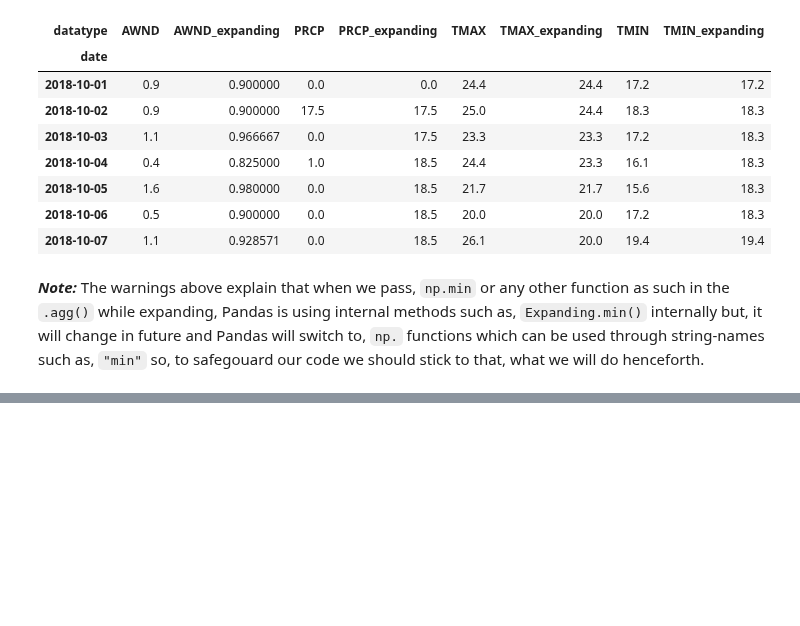
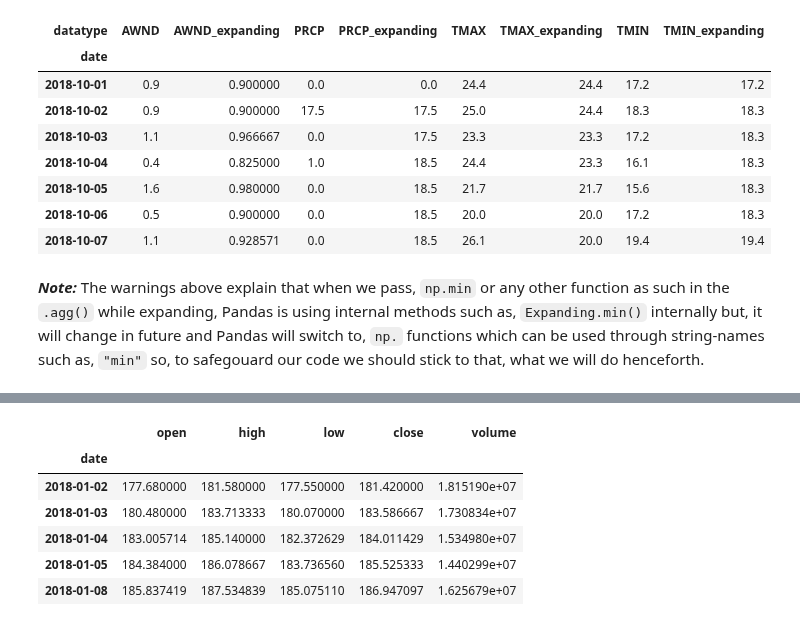
Before and after one commit to OfTheByteQuest/Data-Analytics-Learning-and-Projects, a Jupyter notebook: Chapter-4/Chapter_4.ipynb, the cells around one changed output, grey strips where cells are left out. Drawn from its saved outputs; the diff is of its cells as text; code cells hidden in the pictures; blank space fills up the shorter version.

```diff
--- a/Chapter-4/Chapter_4.ipynb
+++ b/Chapter-4/Chapter_4.ipynb
@@ -1218,0 +1283,10 @@ central_park_weather['2018-10-01':'2018-10-07'].expanding().agg(
+# %%
+window_calc(fb, pd.DataFrame.ewm, 'mean', span=3).head()
+# %% [output]
+|  | open | high | low | close | volume |
+| date |  |  |  |  |  |
+| 2018-01-02 | 177.680000 | 181.580000 | 177.550000 | 181.420000 | 1.815190e+07 |
+| 2018-01-03 | 180.480000 | 183.713333 | 180.070000 | 183.586667 | 1.730834e+07 |
+| 2018-01-04 | 183.005714 | 185.140000 | 182.372629 | 184.011429 | 1.534980e+07 |
+| 2018-01-05 | 184.384000 | 186.078667 | 183.736560 | 185.525333 | 1.440299e+07 |
+| 2018-01-08 | 185.837419 | 187.534839 | 185.075110 | 186.947097 | 1.625679e+07 |
```
Also changed, not shown: parts of 40 cells of this notebook.
